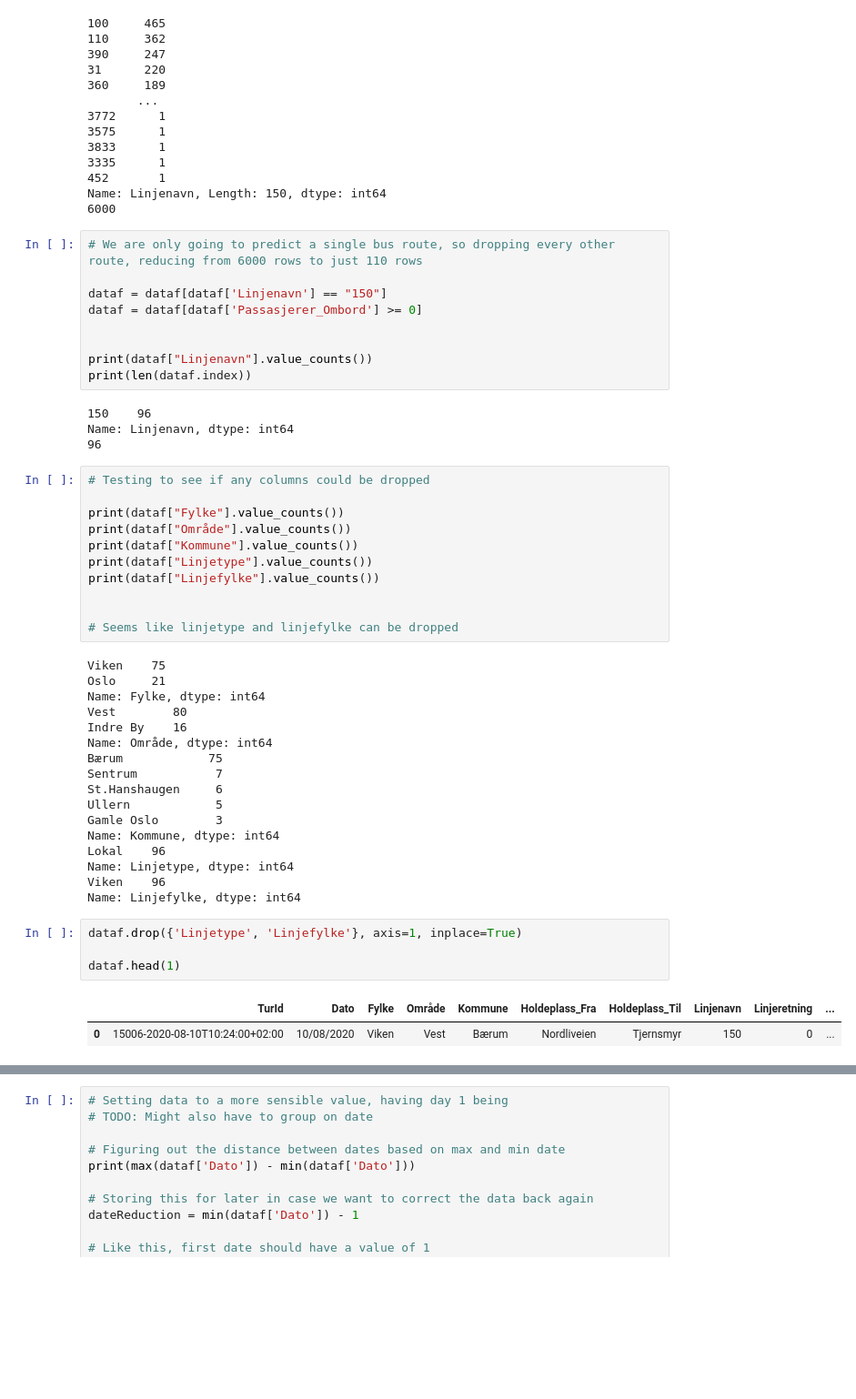
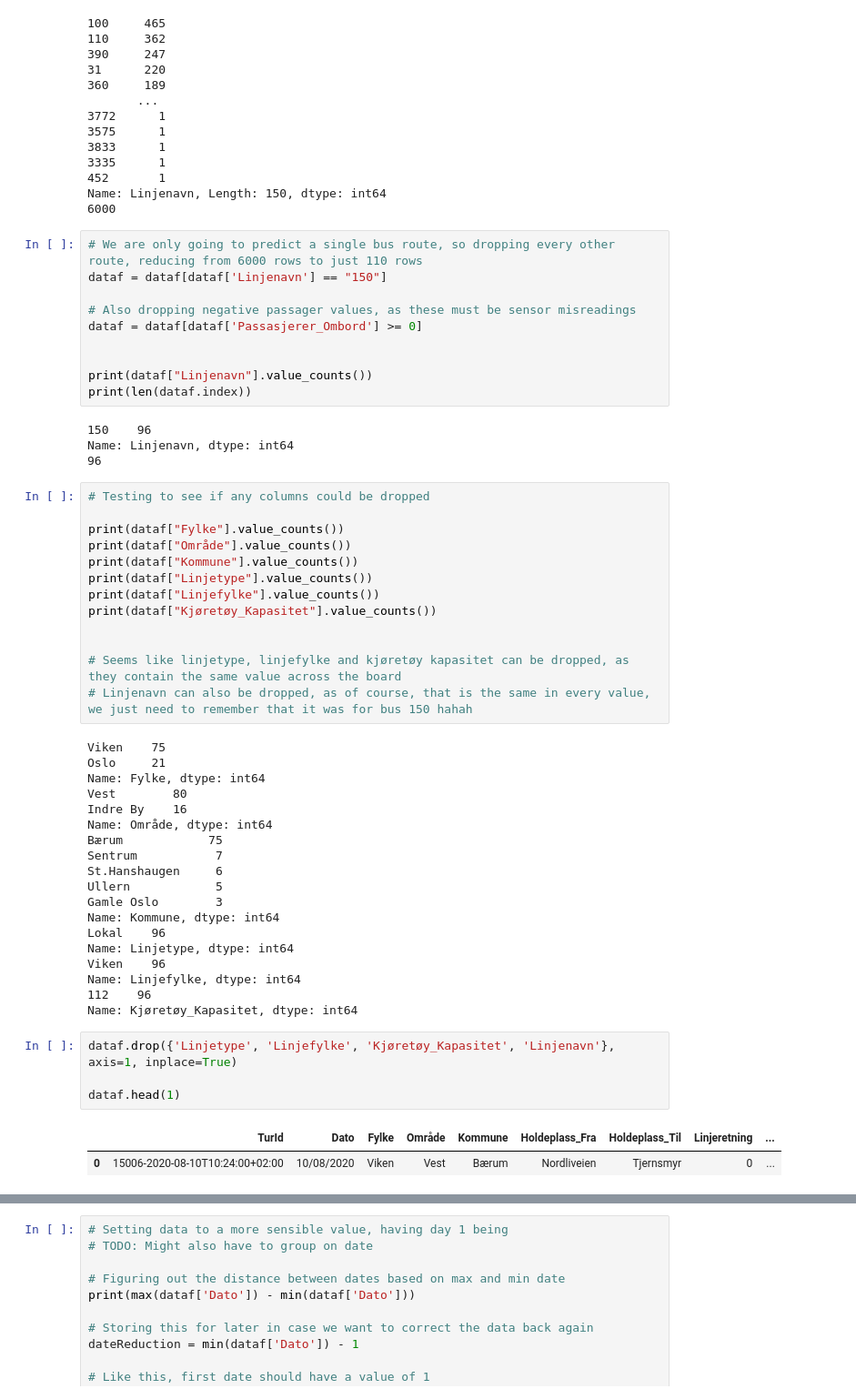
Before and after one commit to ulsin/ai-oblig-2, a Jupyter notebook: oblig2.ipynb, the cells around one changed output, grey strips where cells are left out. Shown at 91% size. Drawn from its saved outputs; the diff is of its cells as text; blank space fills up the shorter version.

```diff
--- a/oblig2.ipynb
+++ b/oblig2.ipynb
@@ -68,8 +68,9 @@ Name: Linjenavn, Length: 150, dtype: int64
 6000
 # %%
 # We are only going to predict a single bus route, so dropping every other route, reducing from 6000 rows to just 110 rows
+dataf = dataf[dataf['Linjenavn'] == "150"]
 
-dataf = dataf[dataf['Linjenavn'] == "150"]
+# Also dropping negative passager values, as these must be sensor misreadings
 dataf = dataf[dataf['Passasjerer_Ombord'] >= 0]
 
 
@@ -87,9 +88,11 @@ print(dataf["Område"].value_counts())
 print(dataf["Kommune"].value_counts())
 print(dataf["Linjetype"].value_counts())
 print(dataf["Linjefylke"].value_counts())
+print(dataf["Kjøretøy_Kapasitet"].value_counts())
 
 
-# Seems like linjetype and linjefylke can be dropped
+# Seems like linjetype, linjefylke and kjøretøy kapasitet can be dropped, as they contain the same value across the board
+# Linjenavn can also be dropped, as of course, that is the same in every value, we just need to remember that it was for bus 150 hahah
 # %% [output]
 Viken    75
 Oslo     21
@@ -107,13 +110,15 @@ Lokal    96
 Name: Linjetype, dtype: int64
 Viken    96
 Name: Linjefylke, dtype: int64
+112    96
+Name: Kjøretøy_Kapasitet, dtype: int64
 # %%
-dataf.drop({'Linjetype', 'Linjefylke'}, axis=1, inplace=True)
+dataf.drop({'Linjetype', 'Linjefylke', 'Kjøretøy_Kapasitet', 'Linjenavn'}, axis=1, inplace=True)
 
 dataf.head(1)
 # %% [output]
-|  | TurId | Dato | Fylke | Område | Kommune | Holdeplass_Fra | Holdeplass_Til | Linjenavn | Linjeretning | ... |
-| 0 | 15006-2020-08-10T10:24:00+02:00 | 10/08/2020 | Viken | Vest | Bærum | Nordliveien | Tjernsmyr | 150 | 0 | ... |
+|  | TurId | Dato | Fylke | Område | Kommune | Holdeplass_Fra | Holdeplass_Til | Linjeretning | ... |
+| 0 | 15006-2020-08-10T10:24:00+02:00 | 10/08/2020 | Viken | Vest | Bærum | Nordliveien | Tjernsmyr | 0 | ... |
 # %%
 # Converting first to pandas time format, you can see the change in the Dato column, goes from "/" format to "-" format
 
```
Also changed, not shown: parts of 4 cells of this notebook.
